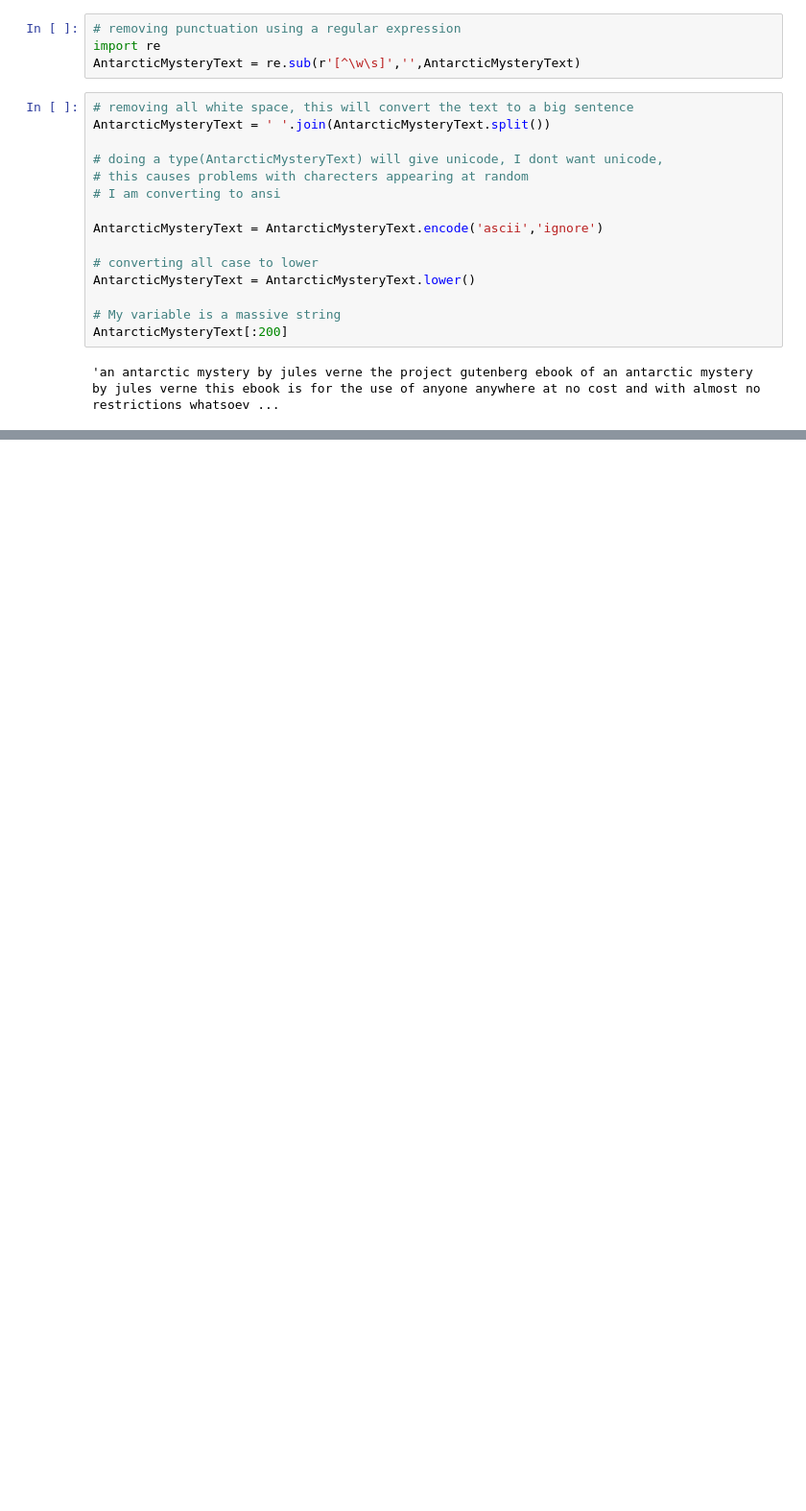
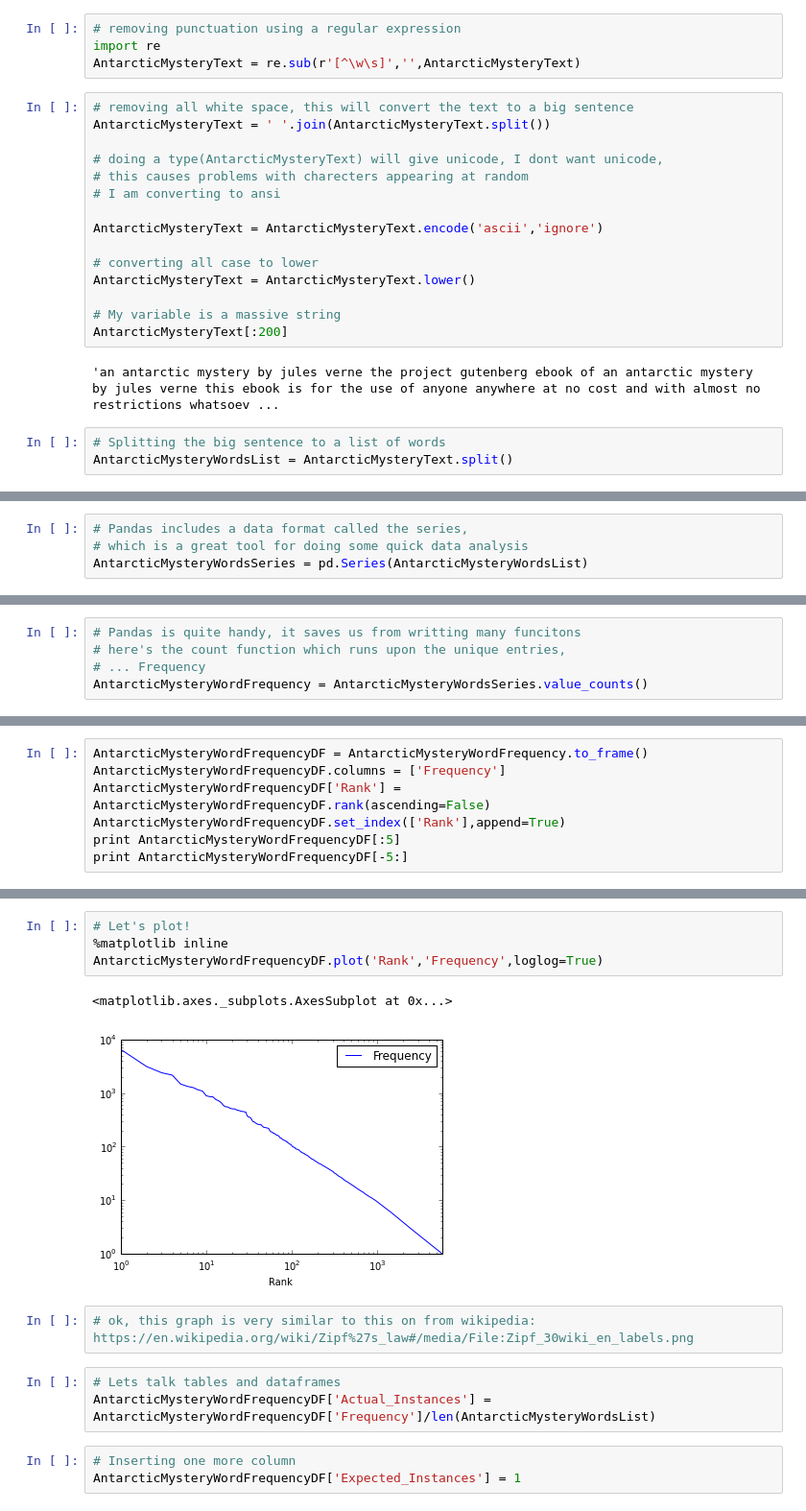
Before and after one commit to gzano/github-ZipfsLawExample, a Jupyter notebook: Zip's Law Example.ipynb, the cells around one changed output, grey strips where cells are left out. Shown: that part at 96% size. Drawn from its saved outputs; the diff is of its cells as text; blank space fills up the shorter version.

Commit message:
Quite close

```diff
--- a/Zip's Law Example.ipynb
+++ b/Zip's Law Example.ipynb
@@ -32,3 +32,6 @@ AntarcticMysteryText = AntarcticMysteryText.lower()
 AntarcticMysteryText[:200]
 # %% [output]
 'an antarctic mystery by jules verne the project gutenberg ebook of an antarctic mystery by jules verne this ebook is for the use of anyone anywhere at no cost and with almost no restrictions whatsoev ...
+# %%
+# Splitting the big sentence to a list of words
+AntarcticMysteryWordsList = AntarcticMysteryText.split()
@@ -34,0 +55,4 @@ AntarcticMysteryText[:200]
+# %%
+# Pandas includes a data format called the series,
+# which is a great tool for doing some quick data analysis
+AntarcticMysteryWordsSeries = pd.Series(AntarcticMysteryWordsList)
@@ -34,0 +63,5 @@ AntarcticMysteryText[:200]
+# %%
+# Pandas is quite handy, it saves us from writting many funcitons
+# here's the count function which runs upon the unique entries,
+# ... Frequency
+AntarcticMysteryWordFrequency = AntarcticMysteryWordsSeries.value_counts()
@@ -34,0 +92,7 @@ AntarcticMysteryText[:200]
+# %%
+AntarcticMysteryWordFrequencyDF = AntarcticMysteryWordFrequency.to_frame()
+AntarcticMysteryWordFrequencyDF.columns = ['Frequency']
+AntarcticMysteryWordFrequencyDF['Rank'] = AntarcticMysteryWordFrequencyDF.rank(ascending=False)
+AntarcticMysteryWordFrequencyDF.set_index(['Rank'],append=True)
+print AntarcticMysteryWordFrequencyDF[:5]
+print AntarcticMysteryWordFrequencyDF[-5:]
@@ -34,0 +123,15 @@ AntarcticMysteryText[:200]
+# %%
+# Let's plot!
+%matplotlib inline
+AntarcticMysteryWordFrequencyDF.plot('Rank','Frequency',loglog=True)
+# %% [output]
+<matplotlib.axes._subplots.AxesSubplot at 0x...>
+[figure, added]
+# %%
+# ok, this graph is very similar to this on from wikipedia: https://en.wikipedia.org/wiki/Zipf%27s_law#/media/File:Zipf_30wiki_en_labels.png
+# %%
+# Lets talk tables and dataframes
+AntarcticMysteryWordFrequencyDF['Actual_Instances'] = AntarcticMysteryWordFrequencyDF['Frequency']/len(AntarcticMysteryWordsList)
+# %%
+# Inserting one more column
+AntarcticMysteryWordFrequencyDF['Expected_Instances'] = 1
```
Also changed, not shown: parts of 21 cells of this notebook.
